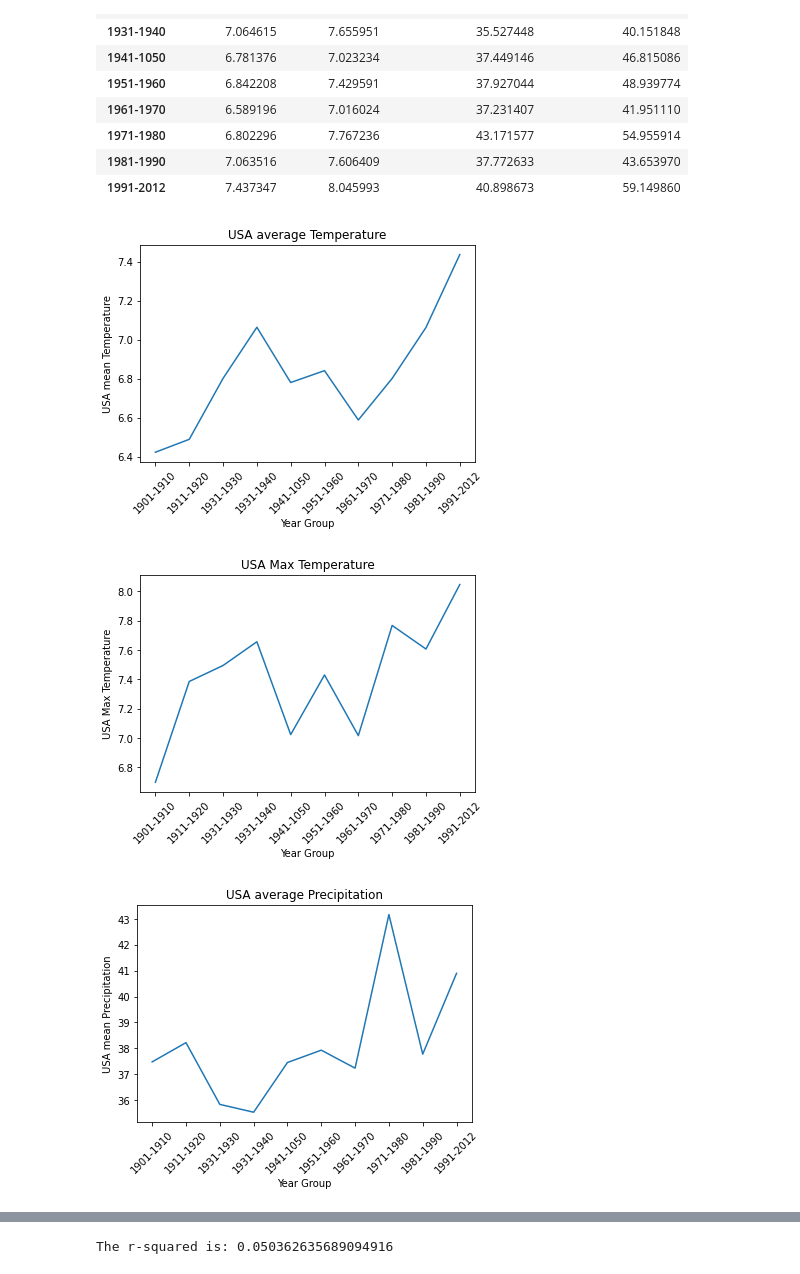
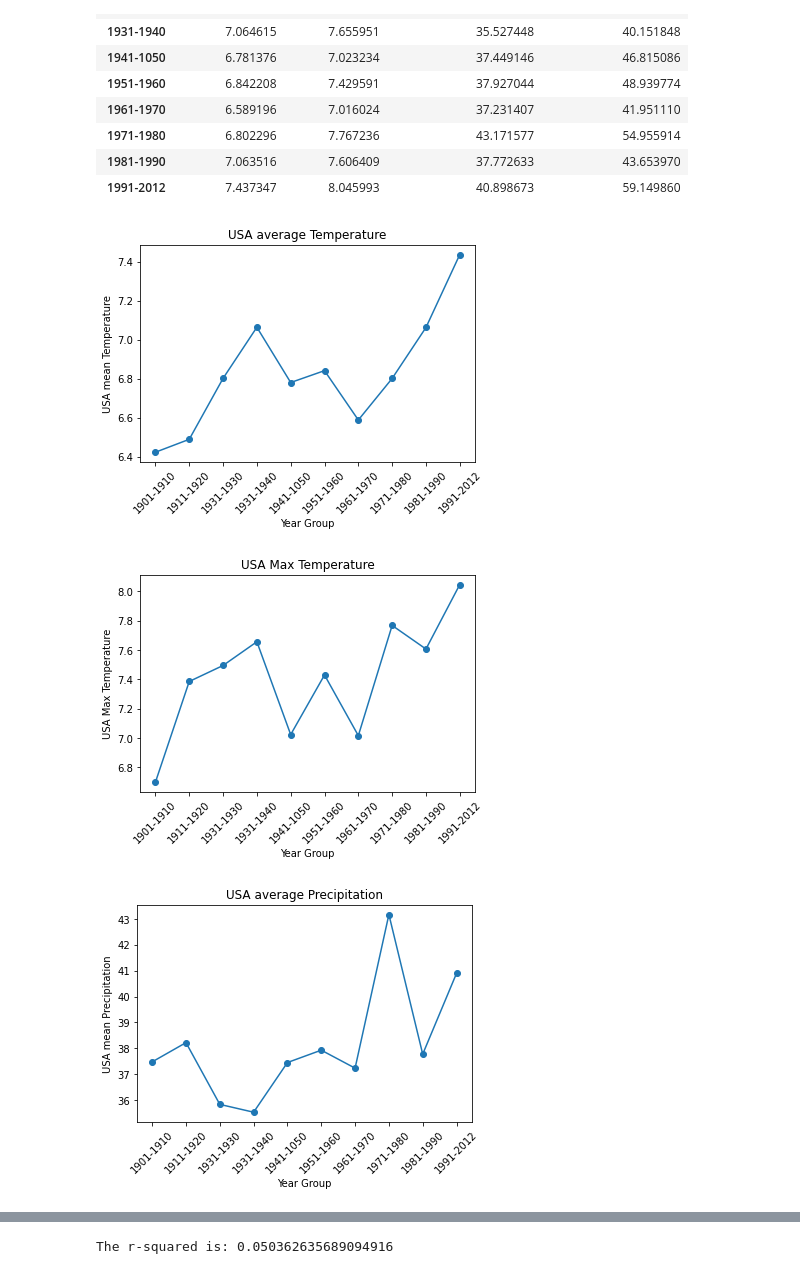
Before and after one commit to LineaFuller/Project_1, a Jupyter notebook: Temp vs Pre.ipynb, the cells around one changed output, grey strips where cells are left out. Saved outputs shown, nothing was run; the diff lists cells and outputs as text; code cells hidden in the pictures.

```diff
--- a/Temp vs Pre.ipynb
+++ b/Temp vs Pre.ipynb
@@ -57,27 +80,27 @@ summary_df
 | 1991-2012 | 7.437347 | 8.045993 | 40.898673 | 59.149860 |
 # %%
 
-plt.plot(group_labels,USA_mean_temp)
+plt.plot(group_labels,USA_mean_temp,marker="o")
 
 plt.xlabel("Year Group")
 plt.ylabel("USA mean Temperature")
 
 plt.title("USA average Temperature")
 plt.xticks(rotation = 45)
 plt.show()
 # %% [output]
-[figure, old version]
+[figure, new version]
 # %%
-plt.plot(group_labels,USA_max_temp)
+plt.plot(group_labels,USA_max_temp,marker="o")
 plt.xlabel("Year Group")
 plt.ylabel("USA Max Temperature")
 plt.title("USA Max Temperature")
 plt.xticks(rotation = 45)
 plt.show()
 # %% [output]
-[figure, old version]
+[figure, new version]
 # %%
-plt.plot(group_labels,USA_mean_pre)
+plt.plot(group_labels,USA_mean_pre,marker="o")
 
 plt.xlabel("Year Group")
 plt.ylabel("USA mean Precipitation")
@@ -86,5 +109,5 @@ plt.title("USA average Precipitation")
 plt.xticks(rotation = 45)
 plt.show()
 # %% [output]
-[figure, old version]
+[figure, new version]
 # %%
```
Also changed, not shown: parts of 5 cells of this notebook.
